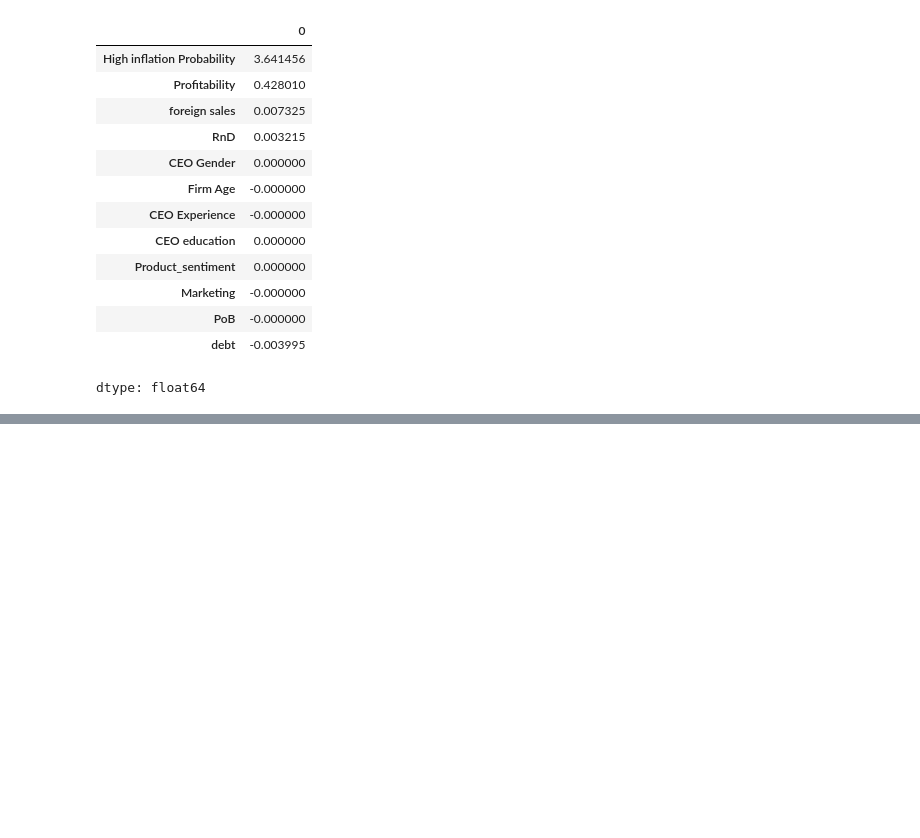
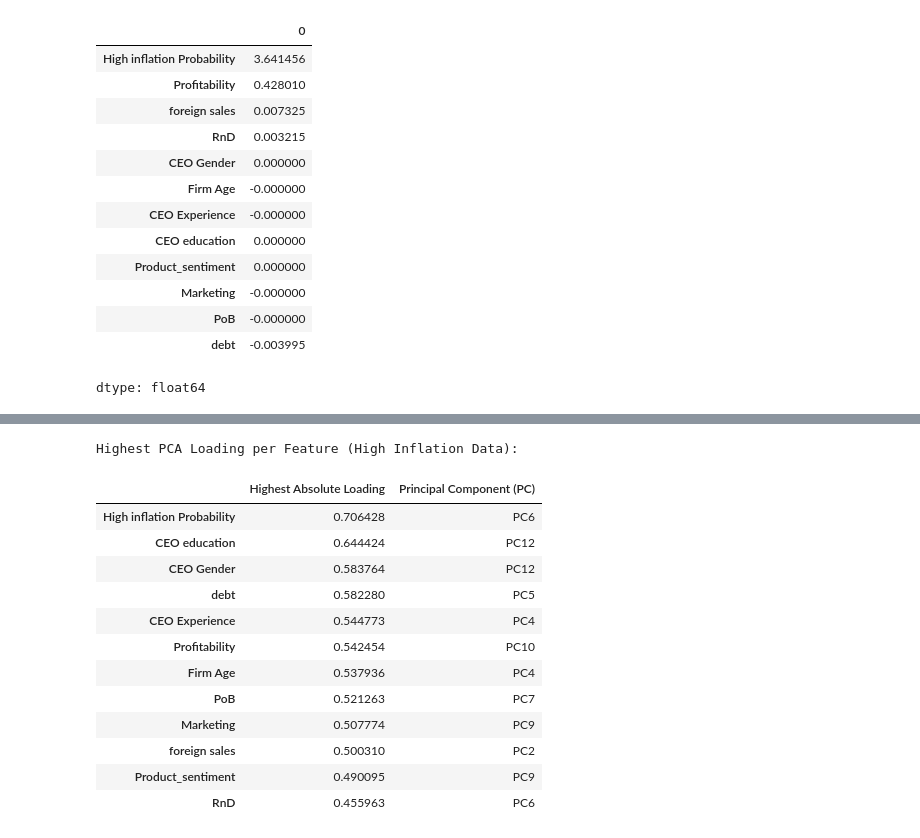
Before and after one commit to ashleyak7/MSCI-151-week-1-workshops, a Jupyter notebook: CW4_AAK.ipynb, the cells around one changed output, grey strips where cells are left out. Saved outputs shown, nothing was run; the diff lists cells and outputs as text; code cells hidden in the pictures; blank space fills up the shorter version.

```diff
--- a/CW4_AAK.ipynb
+++ b/CW4_AAK.ipynb
@@ -725,0 +746,26 @@ dtype: float64
+# %%
+#Find max loading per feature
+abs_loading = loading_factors_new.abs()
+
+max_loading_per_feature = pd.DataFrame({
+    'Highest Absolute Loading': abs_loading.max(axis=1),
+    'Principal Component (PC)': abs_loading.idxmax(axis=1)
+}).sort_values(by='Highest Absolute Loading', ascending=False)
+
+print("Highest PCA Loading per Feature (High Inflation Data):")
+display(max_loading_per_feature)
+# %% [output]
+Highest PCA Loading per Feature (High Inflation Data):
+|  | Highest Absolute Loading | Principal Component (PC) |
+| High inflation Probability | 0.706428 | PC6 |
+| CEO education | 0.644424 | PC12 |
+| CEO Gender | 0.583764 | PC12 |
+| debt | 0.582280 | PC5 |
+| CEO Experience | 0.544773 | PC4 |
+| Profitability | 0.542454 | PC10 |
+| Firm Age | 0.537936 | PC4 |
+| PoB | 0.521263 | PC7 |
+| Marketing | 0.507774 | PC9 |
+| foreign sales | 0.500310 | PC2 |
+| Product_sentiment | 0.490095 | PC9 |
+| RnD | 0.455963 | PC6 |
```
Also changed, not shown: parts of 103 cells of this notebook.
